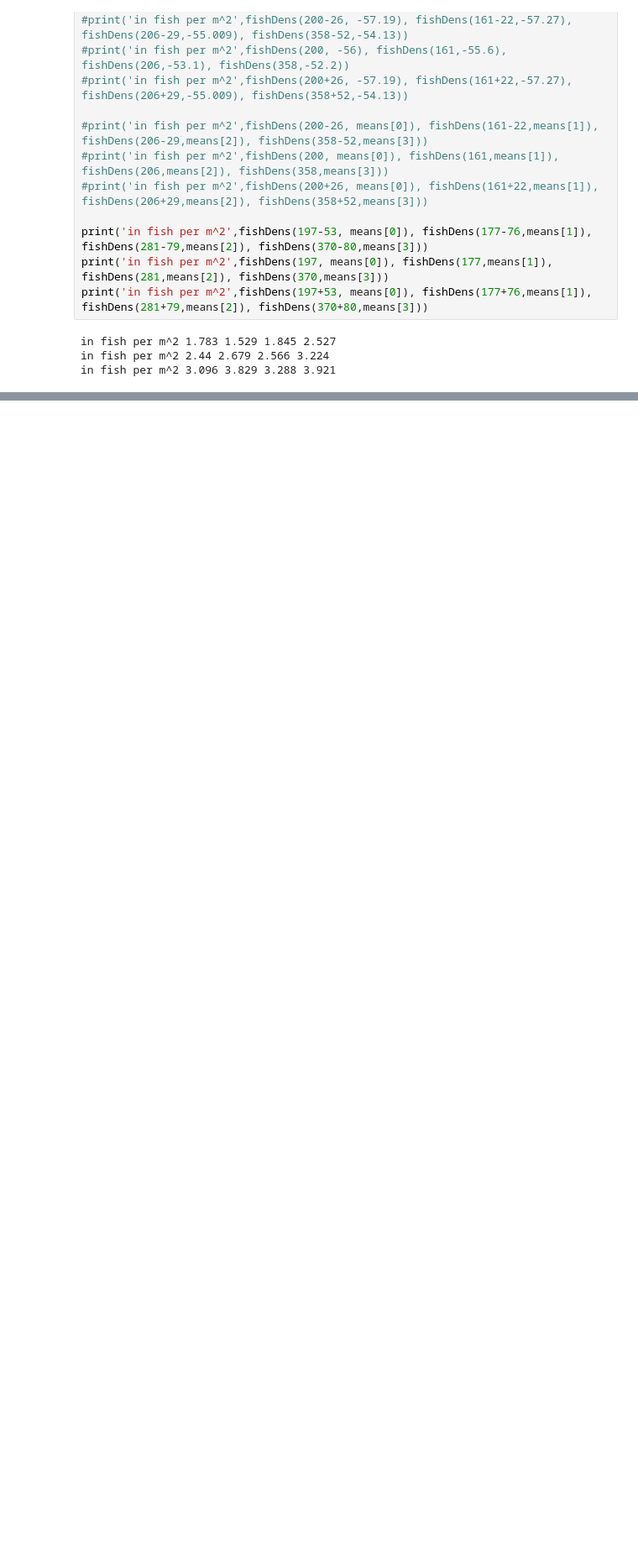
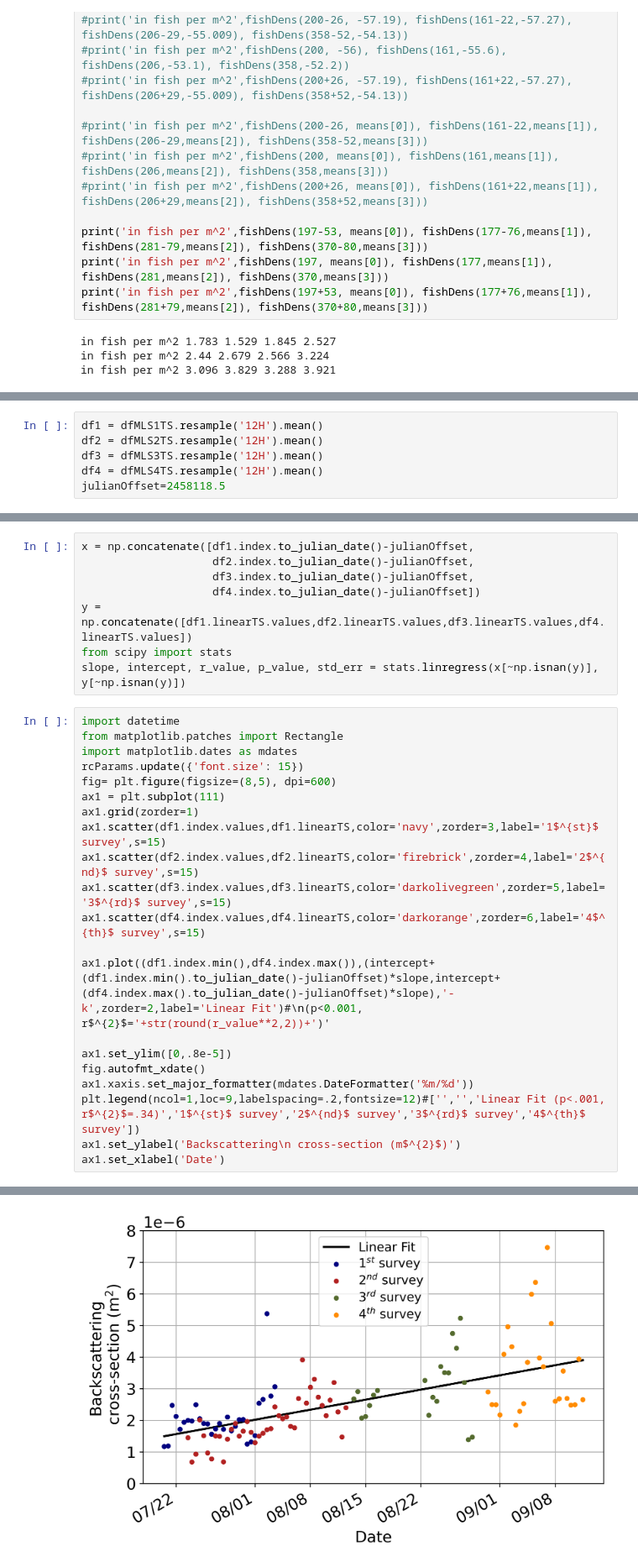
Before and after one commit to leviner/saildrone-2018, a Jupyter notebook: code/acousticData/analysis/4-singleTargetsData.ipynb, the cells around one changed output, grey strips where cells are left out. Shown at 84% size. Saved outputs shown, nothing was run; the diff lists cells and outputs as text; blank space fills up the shorter version.

```diff
--- a/code/acousticData/analysis/4-singleTargetsData.ipynb
+++ b/code/acousticData/analysis/4-singleTargetsData.ipynb
@@ -254,0 +264,6 @@ in fish per m^2 3.096 3.829 3.288 3.921
+# %%
+df1 = dfMLS1TS.resample('12H').mean()
+df2 = dfMLS2TS.resample('12H').mean()
+df3 = dfMLS3TS.resample('12H').mean()
+df4 = dfMLS4TS.resample('12H').mean()
+julianOffset=2458118.5
@@ -254,0 +280,30 @@ in fish per m^2 3.096 3.829 3.288 3.921
+# %%
+x = np.concatenate([df1.index.to_julian_date()-julianOffset,
+                    df2.index.to_julian_date()-julianOffset,
+                    df3.index.to_julian_date()-julianOffset,
+                    df4.index.to_julian_date()-julianOffset])
+y = np.concatenate([df1.linearTS.values,df2.linearTS.values,df3.linearTS.values,df4.linearTS.values])
+from scipy import stats
+slope, intercept, r_value, p_value, std_err = stats.linregress(x[~np.isnan(y)], y[~np.isnan(y)])
+# %%
+import datetime
+from matplotlib.patches import Rectangle
+import matplotlib.dates as mdates
+rcParams.update({'font.size': 15})
+fig= plt.figure(figsize=(8,5), dpi=600)
+ax1 = plt.subplot(111)
+ax1.grid(zorder=1)
+ax1.scatter(df1.index.values,df1.linearTS,color='navy',zorder=3,label='1$^{st}$ survey',s=15)
+ax1.scatter(df2.index.values,df2.linearTS,color='firebrick',zorder=4,label='2$^{nd}$ survey',s=15)
+ax1.scatter(df3.index.values,df3.linearTS,color='darkolivegreen',zorder=5,label='3$^{rd}$ survey',s=15)
+ax1.scatter(df4.index.values,df4.linearTS,color='darkorange',zorder=6,label='4$^{th}$ survey',s=15)
+
+ax1.plot((df1.index.min(),df4.index.max()),(intercept+(df1.index.min().to_julian_date()-julianOffset)*slope,intercept+(df4.index.max().to_julian_date()-julianOffset)*slope),'-k',zorder=2,label='Linear Fit')#\n(p<0.001, r$^{2}$='+str(round(r_value**2,2))+')'
+
+ax1.set_ylim([0,.8e-5])
+fig.autofmt_xdate()
+ax1.xaxis.set_major_formatter(mdates.DateFormatter('%m/%d'))
+plt.legend(ncol=1,loc=9,labelspacing=.2,fontsize=12)#['','','Linear Fit (p<.001, r$^{2}$=.34)','1$^{st}$ survey','2$^{nd}$ survey','3$^{rd}$ survey','4$^{th}$ survey'])
+ax1.set_ylabel('Backscattering\n cross-section (m$^{2}$)')
+ax1.set_xlabel('Date')
+# %% [output]
@@ -254,0 +311 @@ in fish per m^2 3.096 3.829 3.288 3.921
+[figure, added]
```
Also changed, not shown: parts of 29 cells of this notebook, 3 other files.
